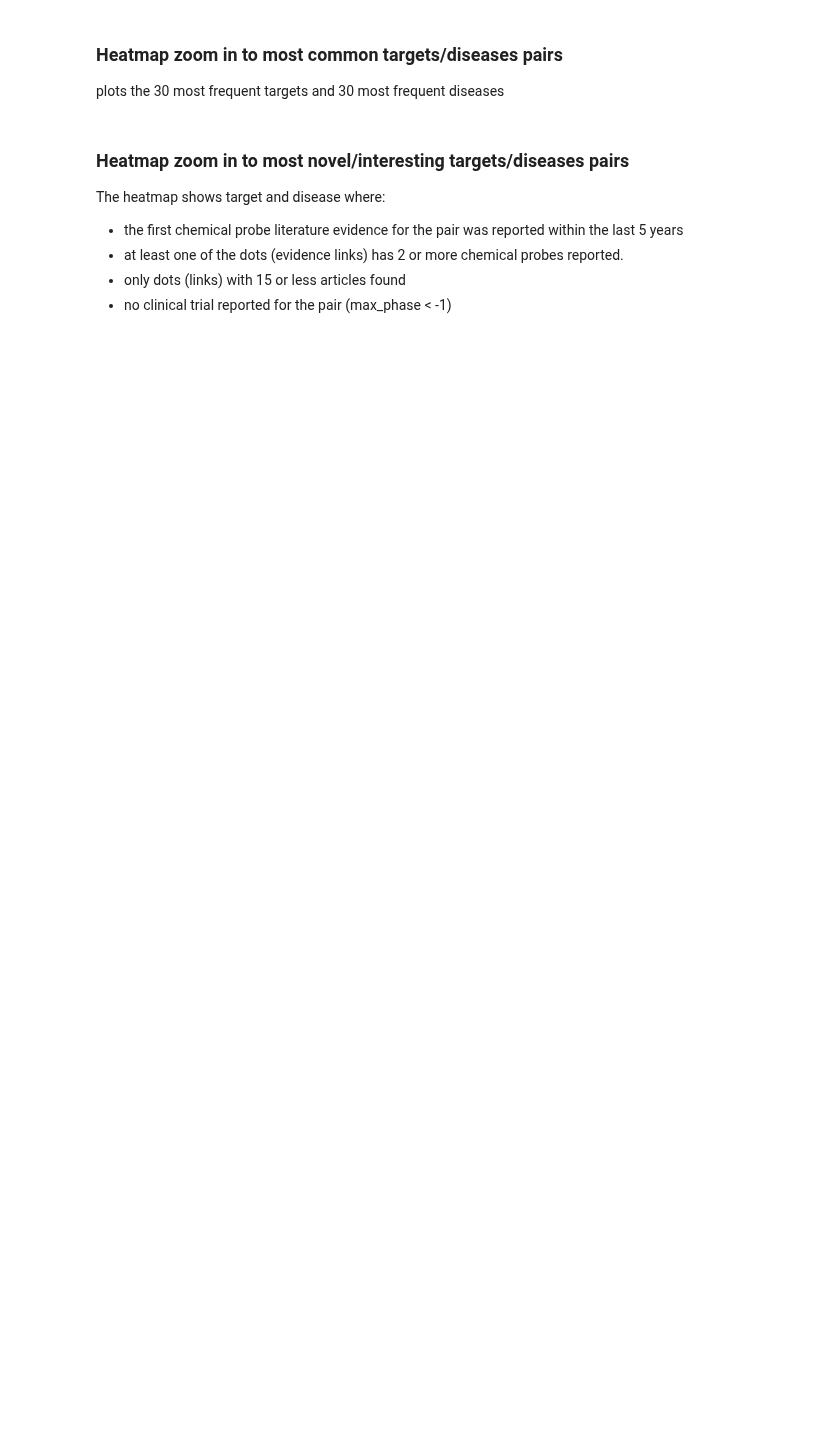
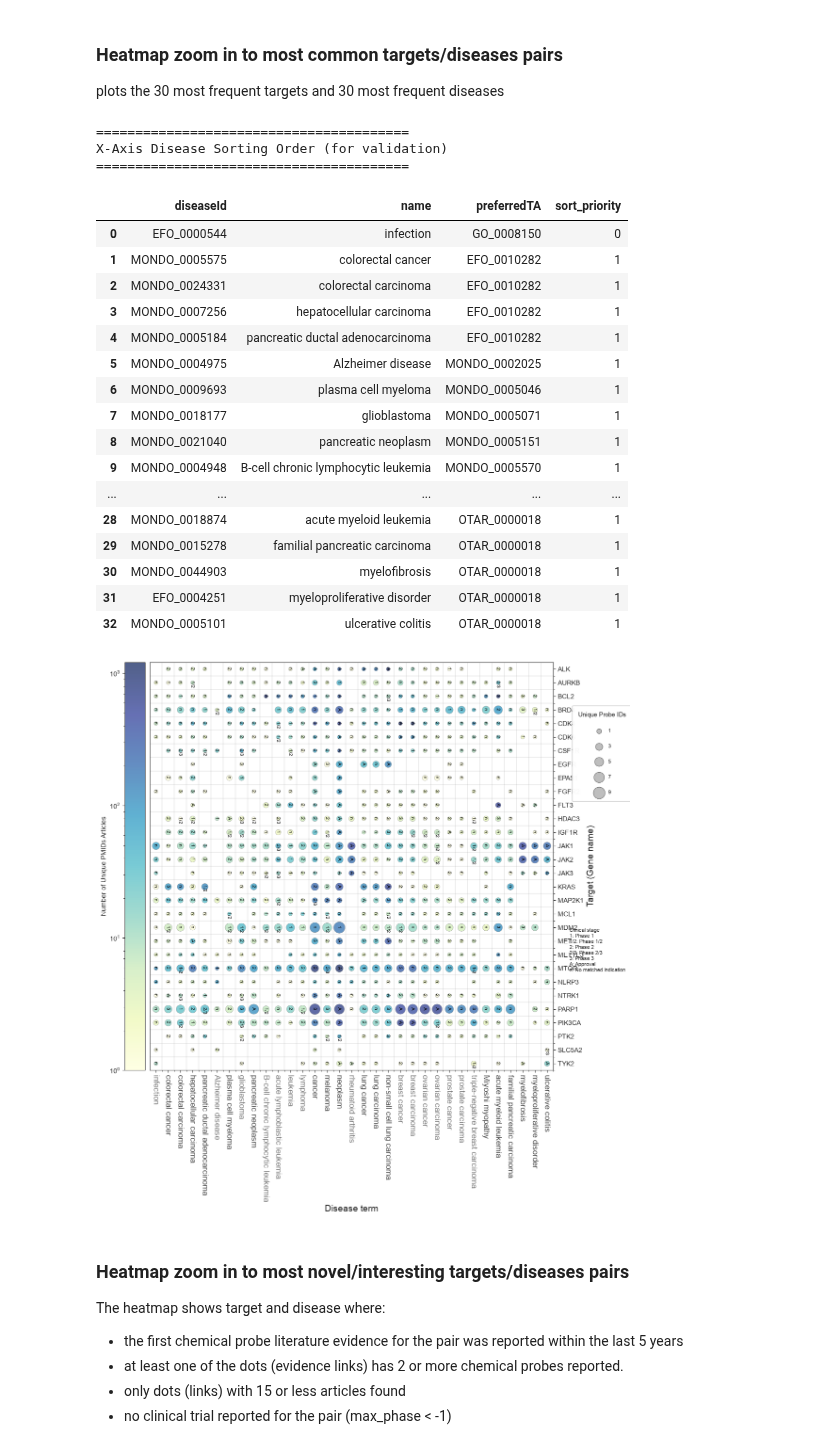
Before and after one commit to chembl/chemical_probes_lit, a Jupyter notebook: 2_probesLit/10_plotting_data.ipynb, the cells around one changed output. Saved outputs shown, nothing was run; the diff lists cells and outputs as text; code cells hidden in the pictures; blank space fills up the shorter version.

```diff
--- a/2_probesLit/10_plotting_data.ipynb
+++ b/2_probesLit/10_plotting_data.ipynb
@@ -736,12 +767,40 @@ else:
     grouped_data['target_int'] = grouped_data['gene'].map(target_to_int)
     grouped_data['disease_int'] = grouped_data['name'].map(disease_to_int)
 
-    # Clinical stage labels are categories, not numeric trial phases.
-    # This maps NaN (null) to 'n' and numeric values (like 4.0) to integer strings (like '4')
+    # Compact display labels only: retain the existing clinical-stage ordering.
+    from helpers.clinical_stages import STAGE_RANK, RANK_STAGE
+    compact_stages = {
+        'UNKNOWN': ('?', 'Unknown stage'),
+        'PRECLINICAL': ('PC', 'Preclinical'),
+        'IND': ('IND', 'IND'),
+        'EARLY_PHASE_1': ('E1', 'Early phase 1'),
+        'PHASE_1': ('1', 'Phase 1'),
+        'PHASE_1_2': ('1/2', 'Phase 1/2'),
+        'PHASE_2': ('2', 'Phase 2'),
+        'PHASE_2_3': ('2/3', 'Phase 2/3'),
+        'PHASE_3': ('3', 'Phase 3'),
+        'PREAPPROVAL': ('PA', 'Preapproval'),
+        'PHASE_4': ('4', 'Phase 4'),
+        'APPROVAL': ('A', 'Approval'),
+        'WITHDRAWAL': ('W', 'Withdrawal'),
+    }
+    def bubble_stage_label(rank):
+        if pd.isna(rank):
+            return 'n'
+        return compact_stages[RANK_STAGE[int(rank)]][0]
+
     grouped_data['clinical_stage_label'] = grouped_data['max_clinical_stage_rank'].apply(
-        stage_label
+        bubble_stage_label
     )
-    # --- End of new code ---
+    # Explain only categories present in this heatmap.
+    plotted_labels = set(grouped_data['clinical_stage_label'])
+    stage_key = ['Clinical stage']
+    for stage in sorted(compact_stages, key=STAGE_RANK.get):
+        symbol, description = compact_stages[stage]
+        if symbol in plotted_labels:
+            stage_key.append(f'{symbol}: {description}')
+    if 'n' in plotted_labels:
+        stage_key.append('n: No matched indication')
 
     # 3. Prepare data for scatter plot
     x_coords = grouped_data['disease_int'] # Bubbles centered at integers (0, 1, ...)
@@ -777,7 +836,7 @@ else:
         # No zorder needed here
     )
 
-    # Add clinical phase text inside bubbles
+    # Add compact clinical-stage text inside bubbles
     for index, row in grouped_data.iterrows():
         ax.text(
         x=row['disease_int'],
@@ -870,33 +929,59 @@ else:
     max_raw_overall_for_scaling = bubble_sizes_raw.max() if not bubble_sizes_raw.empty and bubble_sizes_raw.max() > 0 else 0
 
     if len(legend_probe_counts) > 0:
         for count_val in legend_probe_counts:
             # Apply the same scaling logic as used for the main plot's bubbles:
             # scaled_sizes = min_size + (bubble_sizes_raw / bubble_sizes_raw.max()) * scale_factor if bubble_sizes_raw.max() > 0 else min_size
             if max_raw_overall_for_scaling > 0:
                 scaled_size_legend = min_size + (count_val / max_raw_overall_for_scaling) * scale_factor
             else:
                 # Fallback if no positive max_raw_overall (e.g. all counts are 0 or data is empty)
                 # This case implies all bubbles would be min_size.
                 # If count_val itself can be 0 and min_size is for positive counts, adjust as needed.
                 scaled_size_legend = min_size
 
             legend_handles.append(plt.scatter([], [], s=scaled_size_legend, c='darkgrey', alpha=0.7, edgecolors='black', linewidth=0.5))
             legend_labels.append(f'{count_val}') # Label is the raw probeId_count
 
         if legend_handles: # Ensure there's something to add to the legend
             size_legend = ax.legend(
                 handles=legend_handles, labels=legend_labels, title='Unique Probe IDs',
                 loc='upper left', bbox_to_anchor=(1.04, 0.9), # Your existing legend position
                 labelspacing=2.0, borderpad=1.2, frameon=True, fontsize=8, title_fontsize=9 # Your existing legend styling
             )
             ax.add_artist(size_legend) # Add this legend to the plot
 
+    # Separate annotation key below the probe-count legend.
+    ax.text(1.04, 0.35, '\n'.join(stage_key), transform=ax.transAxes,
+            ha='left', va='top', fontsize=8)
+
     # Layout adjustment
     plt.tight_layout()#rect=[0.03, 0.10, 0.90, 0.95])
     #plt.savefig((FIGURES_DIR / 'ner_probes_heatmap_zoom.png'), dpi=400)
     plt.savefig((FIGURES_DIR / 'ner_probes_heatmap_zoom.svg'), dpi=400)
     plt.show()
+# %% [output]
+========================================
+X-Axis Disease Sorting Order (for validation)
+========================================
+|  | diseaseId | name | preferredTA | sort_priority |
+| 0 | EFO_0000544 | infection | GO_0008150 | 0 |
+| 1 | MONDO_0005575 | colorectal cancer | EFO_0010282 | 1 |
+| 2 | MONDO_0024331 | colorectal carcinoma | EFO_0010282 | 1 |
+| 3 | MONDO_0007256 | hepatocellular carcinoma | EFO_0010282 | 1 |
+| 4 | MONDO_0005184 | pancreatic ductal adenocarcinoma | EFO_0010282 | 1 |
+| 5 | MONDO_0004975 | Alzheimer disease | MONDO_0002025 | 1 |
+| 6 | MONDO_0009693 | plasma cell myeloma | MONDO_0005046 | 1 |
+| 7 | MONDO_0018177 | glioblastoma | MONDO_0005071 | 1 |
+| 8 | MONDO_0021040 | pancreatic neoplasm | MONDO_0005151 | 1 |
+| 9 | MONDO_0004948 | B-cell chronic lymphocytic leukemia | MONDO_0005570 | 1 |
+| ... | ... | ... | ... | ... |
+| 28 | MONDO_0018874 | acute myeloid leukemia | OTAR_0000018 | 1 |
+| 29 | MONDO_0015278 | familial pancreatic carcinoma | OTAR_0000018 | 1 |
+| 30 | MONDO_0044903 | myelofibrosis | OTAR_0000018 | 1 |
+| 31 | EFO_0004251 | myeloproliferative disorder | OTAR_0000018 | 1 |
+| 32 | MONDO_0005101 | ulcerative colitis | OTAR_0000018 | 1 |
+[figure, added]
 # %% [markdown]
 ### Heatmap zoom in to most novel/interesting targets/diseases pairs
 The heatmap shows target and disease where:
```
Also changed, not shown: parts of 67 cells of this notebook, 34 other files.
